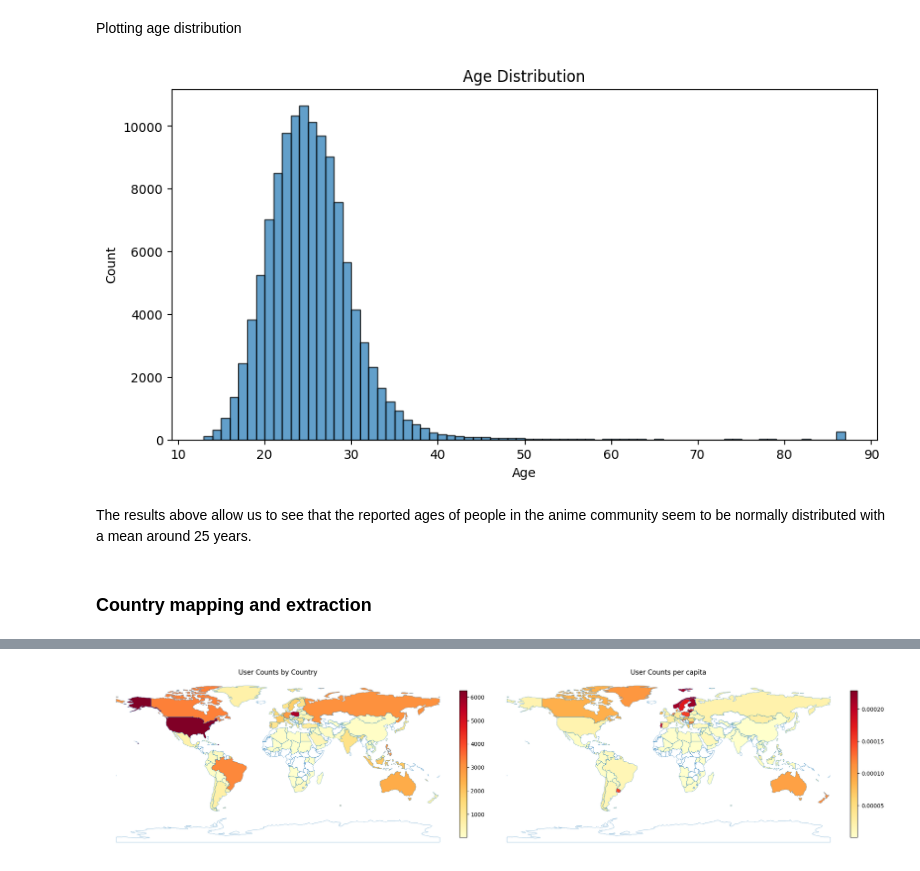
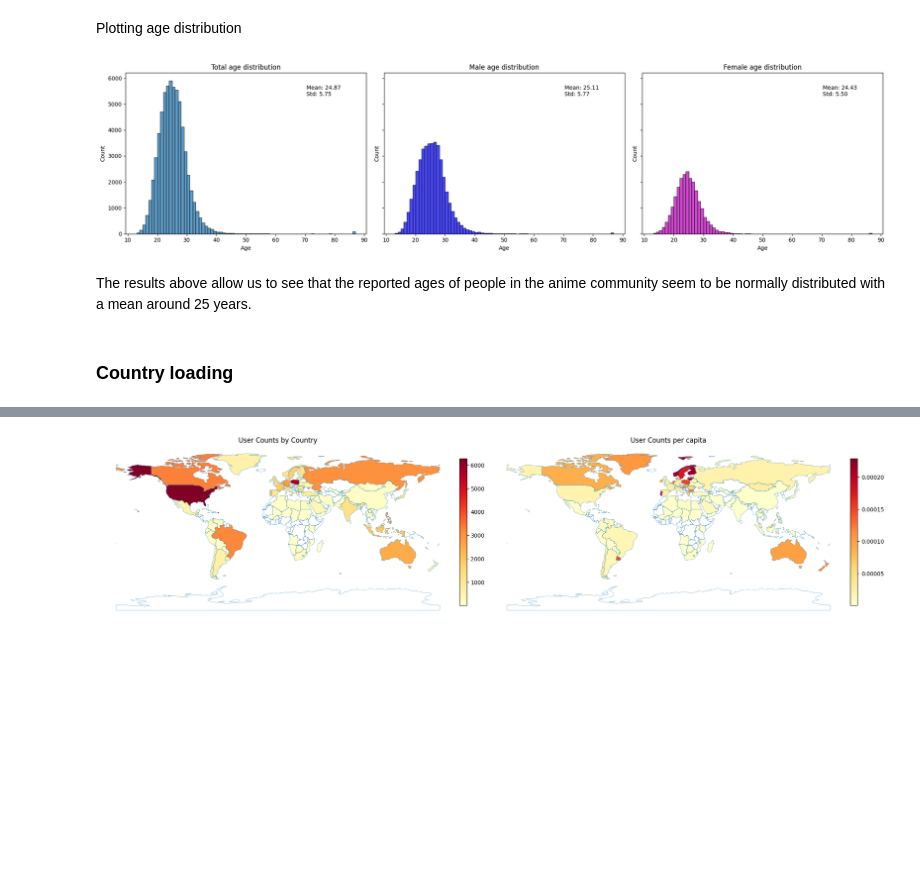
Before and after one commit to SafonovO/MyAnimeList-analysis, a Jupyter notebook: DataExploration.ipynb, the cells around one changed output, grey strips where cells are left out. Cells and saved outputs as stored; diff of their text form; code cells hidden in the pictures; blank space fills up the shorter version.

Commit message:
Move feature extraction to CleanUp

```diff
--- a/DataExploration.ipynb
+++ b/DataExploration.ipynb
@@ -12,24 +12,39 @@ from matplotlib import colors as mcolors
 ### Age extraction
 # %%
 users = pd.read_csv('Data/userlist_filt.csv')
-users['birth_date'] = pd.to_datetime(users['birth_date'],errors='coerce')
-users['age'] = ((pd.to_datetime('2018-01-01') - users['birth_date'])/pd.Timedelta(days=365.25)).dropna().round()
-users = users[users['age'] > 12] # While there is no minimum age, its unlikely that kids will have their own anime lists
-ages = users.groupby('age').size().reset_index(name='count')
-ages_expanded = ages.loc[ages.index.repeat(ages['count'])]['age']
+ages = users.groupby(['age','gender']).size().reset_index(name='count')
+repeated_indices = ages.index.repeat(ages['count'])
+ages_expanded = ages.loc[repeated_indices, ['age', 'gender']].reset_index(drop=True)
 ages['age'] = ages['age'].astype('int64')
+ages = ages.groupby('age').sum().reset_index()
 # %% [markdown]
 Plotting age distribution
 # %%
-fig, ax = plt.subplots(1, figsize=(10, 5))
-ax.hist(ages_expanded, bins=range(min(ages['age']), max(ages['age'])), edgecolor='black', alpha=0.7)
-ax.set_title('Age Distribution')
-ax.set_xlabel('Age')
-ax.set_ylabel('Count')
+fig, (ax1,ax2,ax3) = plt.subplots(1,3,sharex='col', sharey='row', figsize=(20, 5))
+ax1.hist(ages_expanded['age'], bins=range(min(ages['age']), max(ages['age'])), edgecolor='black', alpha=0.7)
+ax1.annotate(f'Mean: {ages_expanded["age"].mean():.2f}\nStd: {ages_expanded["age"].std():.2f}', xy=(max(ages['age'])*0.8,max(ages['count'])*0.9))
+ax1.set_title('Total age distribution')
+ax1.set_xlabel('Age')
+ax1.set_ylabel('Count')
+
+male = ages_expanded[ages_expanded['gender']=="Male"]
+ax2.hist(male['age'], bins=range(min(ages['age']), max(ages['age'])), edgecolor='black', alpha=0.7, color='b')
+ax2.annotate(f'Mean: {male["age"].mean():.2f}\nStd: {male["age"].std():.2f}', xy=(max(ages['age'])*0.8,max(ages['count'])*0.9))
+ax2.set_title('Male age distribution')
+ax2.set_xlabel('Age')
+ax2.set_ylabel('Count')
+
+female = ages_expanded[ages_expanded['gender']=="Female"]
+ax3.hist(female["age"], bins=range(min(ages['age']), max(ages['age'])), edgecolor='black', alpha=0.7,color='m')
+ax3.annotate(f'Mean: {female["age"].mean():.2f}\nStd: {female["age"].std():.2f}', xy=(max(ages['age'])*0.8,max(ages['count'])*0.9))
+ax3.set_title('Female age distribution')
+ax3.set_xlabel('Age')
+ax3.set_ylabel('Count')
+plt.tight_layout()
 plt.show()
 # %% [output]
-[figure, old version]
+[figure, new version]
 # %% [markdown]
 The results above allow us to see that the reported ages of people in the anime community seem to be normally distributed with a mean around 25 years.
 # %% [markdown]
-### Country mapping and extraction
+### Country loading
```
Also changed, not shown: parts of 5 cells of this notebook, 1 other file.
